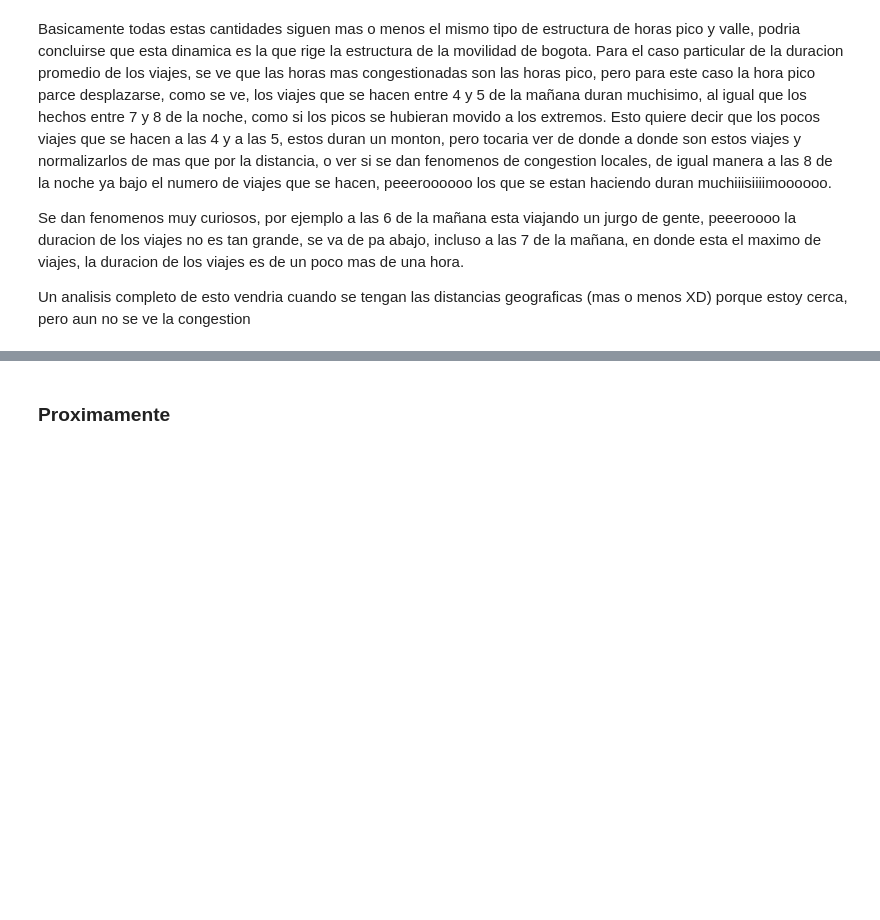
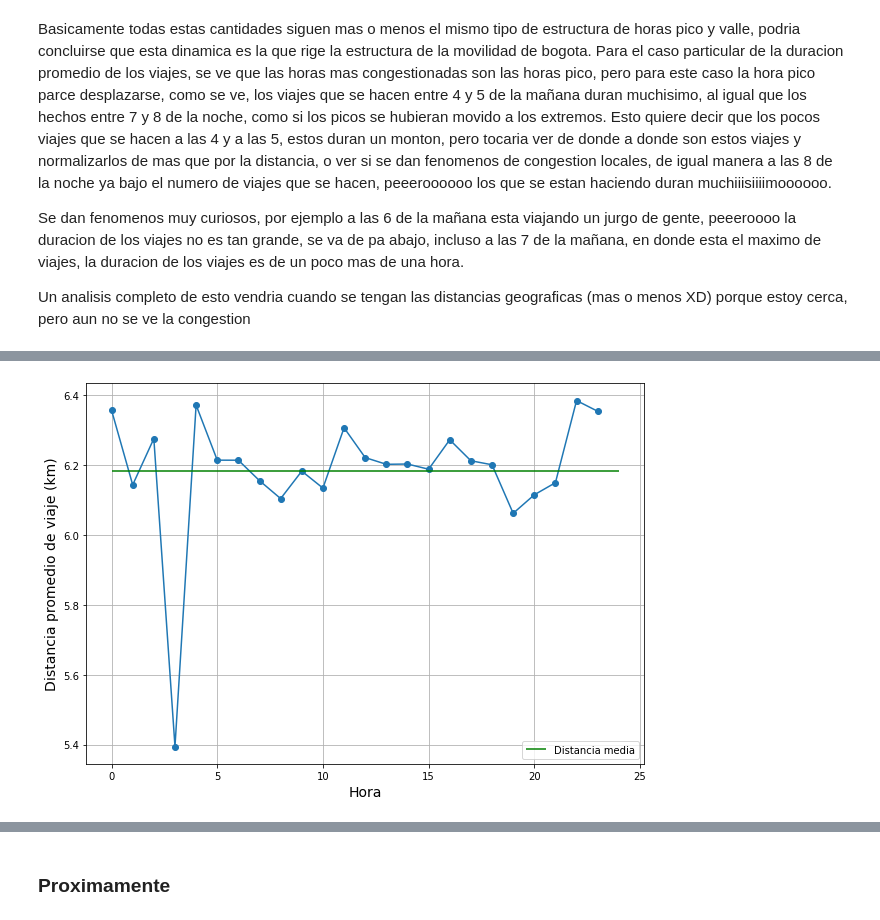
Before and after one commit to saramirezva/Tesis-congestion-Bogota, a Jupyter notebook: Congestion.ipynb, the cells around one changed output, grey strips where cells are left out. Saved outputs shown, nothing was run; the diff lists cells and outputs as text; code cells hidden in the pictures; blank space fills up the shorter version.

```diff
--- a/Congestion.ipynb
+++ b/Congestion.ipynb
@@ -272,9 +217,0 @@ suma
-# %%
-hora3 = datetime.time(7, 0)
-suma1 = 0
-for i in range(len(horas_df)):
-    a = horas_df.iloc[i][0]
-    b = horas_df.iloc[i][1]
-    if a < hora3 and b > hora3:
-        suma1 += 1
-suma1
@@ -319,0 +262,35 @@ a_file.close()
+# %%
+df_distancia = great_df[['hora_inicio_viaje', 'hora_llegada', 'distancia']]
+df_distancia = df_distancia[df_distancia['distancia'] > 0]
+df_distancia['hora_inicio_viaje'] = to_time(df_distancia['hora_inicio_viaje'])
+df_distancia['hora_llegada'] = to_time(df_distancia['hora_llegada'])
+# %%
+horas = []
+dis_media = []
+dis_viajes = []
+hora = datetime.time(0, 0)
+hora_out = datetime.time(22, 0)
+hora_in = datetime.time(2,0)
+df = df_distancia[(df_distancia['hora_inicio_viaje'] >= hora_out) &
+             (df_distancia['hora_llegada'] <= hora_in) &
+             (df_distancia['hora_inicio_viaje'] <= datetime.time(23, 59)) &
+             (df_distancia['hora_llegada'] >= hora)]
+dis_media.append(df['distancia'].agg('average'))
+horas.append(0)
+dis_viajes.append(len(df))
+for i in range(1,24):
+    hora = datetime.time(i, 0)
+    df = df_distancia[(df_distancia['hora_inicio_viaje'] <= hora) & (df_distancia['hora_llegada'] >= hora)]
+    dis_media.append(df['distancia'].agg('average'))
+    horas.append(i)
+    dis_viajes.append(len(df))
+# %%
+plt.figure(figsize = (10, 7))
+plt.plot(horas, dis_media, 'o', linestyle = '-')
+plt.hlines(np.mean(dis_media), 0, 24, color = 'g',label = 'Distancia media')
+plt.xlabel('Hora', fontsize = 14)
+plt.ylabel('Distancia promedio de viaje (km)', fontsize = 14)
+plt.legend()
+plt.grid()
+# %% [output]
+[figure, added]
```
Also changed, not shown: parts of 67 cells of this notebook.
